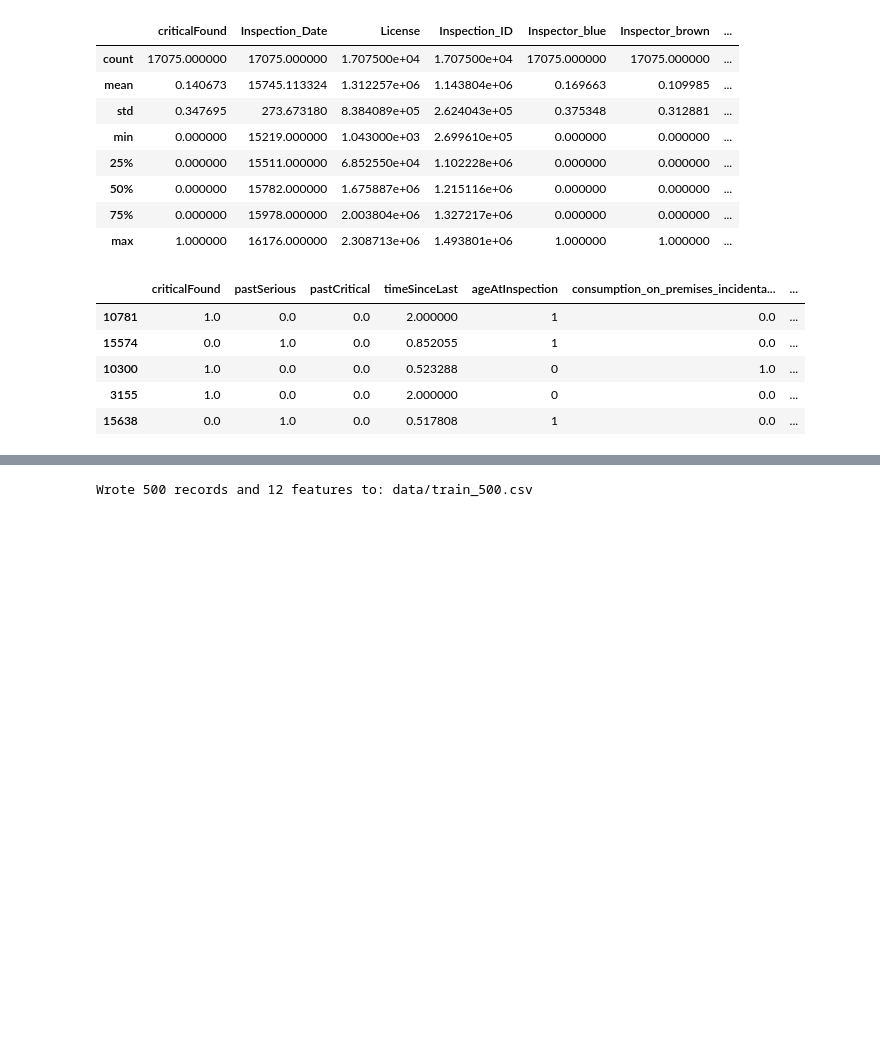
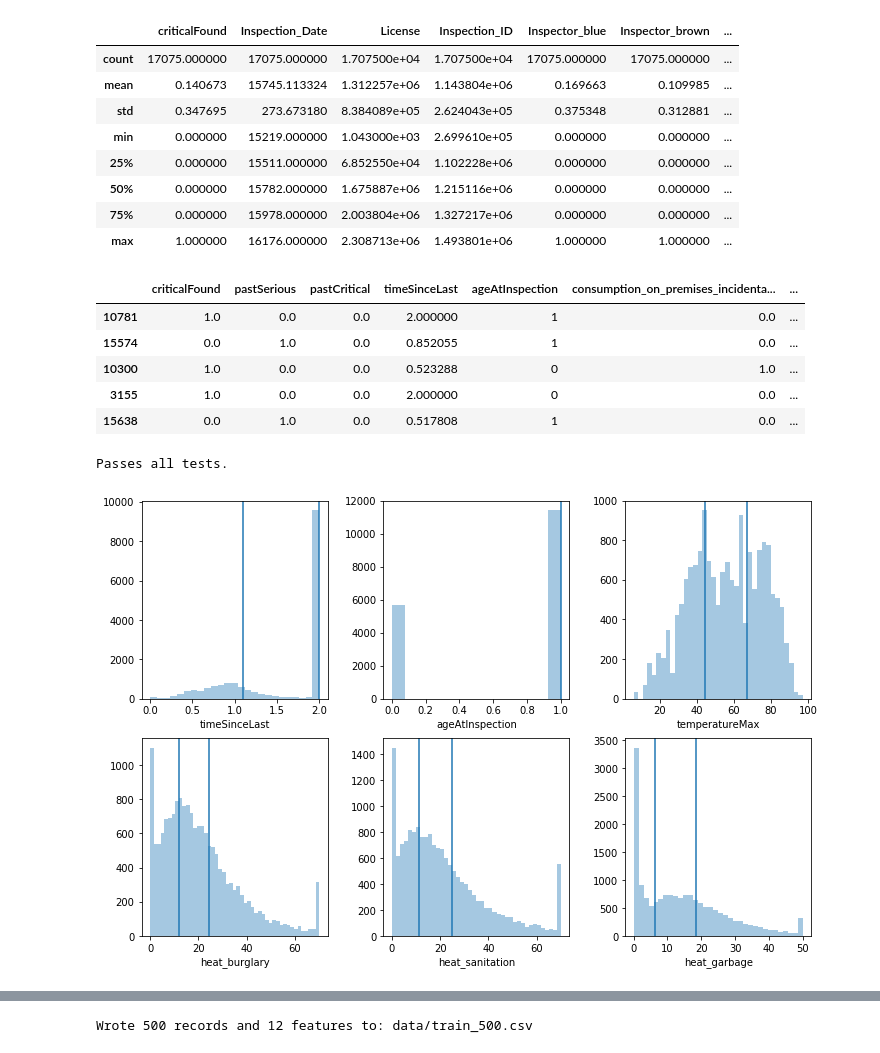
Before and after one commit to vingkan/foodinspectionforecasting, a Jupyter notebook: IIT/11_data_sampling.ipynb, the cells around one changed output, grey strips where cells are left out. Saved outputs shown, nothing was run; the diff lists cells and outputs as text; code cells hidden in the pictures; blank space fills up the shorter version.

Commit message:
Discretize data for Bayesian network modeling

```diff
--- a/IIT/11_data_sampling.ipynb
+++ b/IIT/11_data_sampling.ipynb
@@ -78,0 +90,46 @@ d_sample.head()
+# %%
+def get_quantiles(series, n):
+    res = []
+    for i in range(1, n):
+        percentile = 100 * (i / n)
+        threshold = np.percentile(series, q=percentile)
+        res.append(threshold)
+    return res
+# %%
+fake_data = [0.5, 0.5, 0.5, 0.75, 0.75, 0.75]
+labels = ["Low", "Medium", "High"]
+quantiles = get_quantiles(fake_data, len(labels))
+assert len(quantiles) + 1 == len(labels)
+assert label_quantile(0.1, quantiles, labels) is "Low"
+assert label_quantile(0.5, quantiles, labels) is "Medium"
+assert label_quantile(0.6, quantiles, labels) is "Medium"
+assert label_quantile(0.75, quantiles, labels) is "High"
+assert label_quantile(1.0, quantiles, labels) is "High"
+print("Passes all tests.")
+# %% [output]
+Passes all tests.
+# %%
+cont_feature_labels = {
+    "timeSinceLast": ["Very Recent", "Somewhat Recent", "Not Recent"],
+    "ageAtInspection": ["Young", "Old"],
+    "temperatureMax": ["Low", "Medium", "High"],
+    "heat_burglary": ["Low", "Medium", "High"],
+    "heat_sanitation": ["Low", "Medium", "High"],
+    "heat_garbage": ["Low", "Medium", "High"]
+}
+# %%
+cont_feature_quantiles = {}
+M = len(cont_feature_labels)
+fig, axes = plt.subplots(2, int(np.ceil(M / 2)))
+for feat, ax in zip(cont_feature_labels, list(axes.flatten())):
+    percentiles = len(cont_feature_labels[feat])
+    quantiles = get_quantiles(df[feat], n=percentiles)
+    cont_feature_quantiles[feat] = quantiles
+    sns.distplot(df[feat], kde=False, ax=ax)
+    for q in quantiles:
+        ax.axvline(q)
+fig.set_size_inches((12, 8))
+plt.subplots_adjust(wspace=0.3)
+plt.show()
+# %% [output]
+[figure, added]
```
Also changed, not shown: parts of 10 cells of this notebook, 1 other file.
